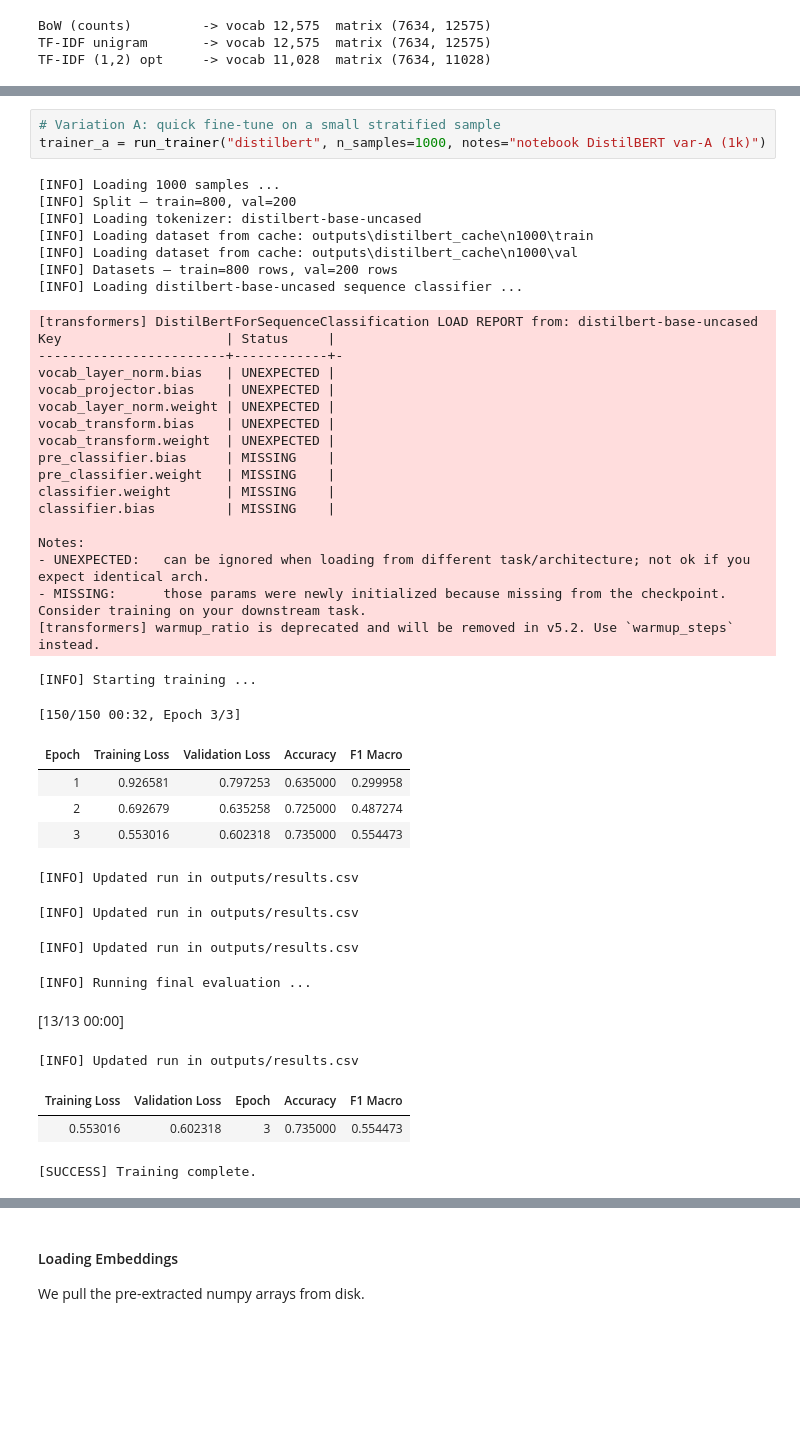
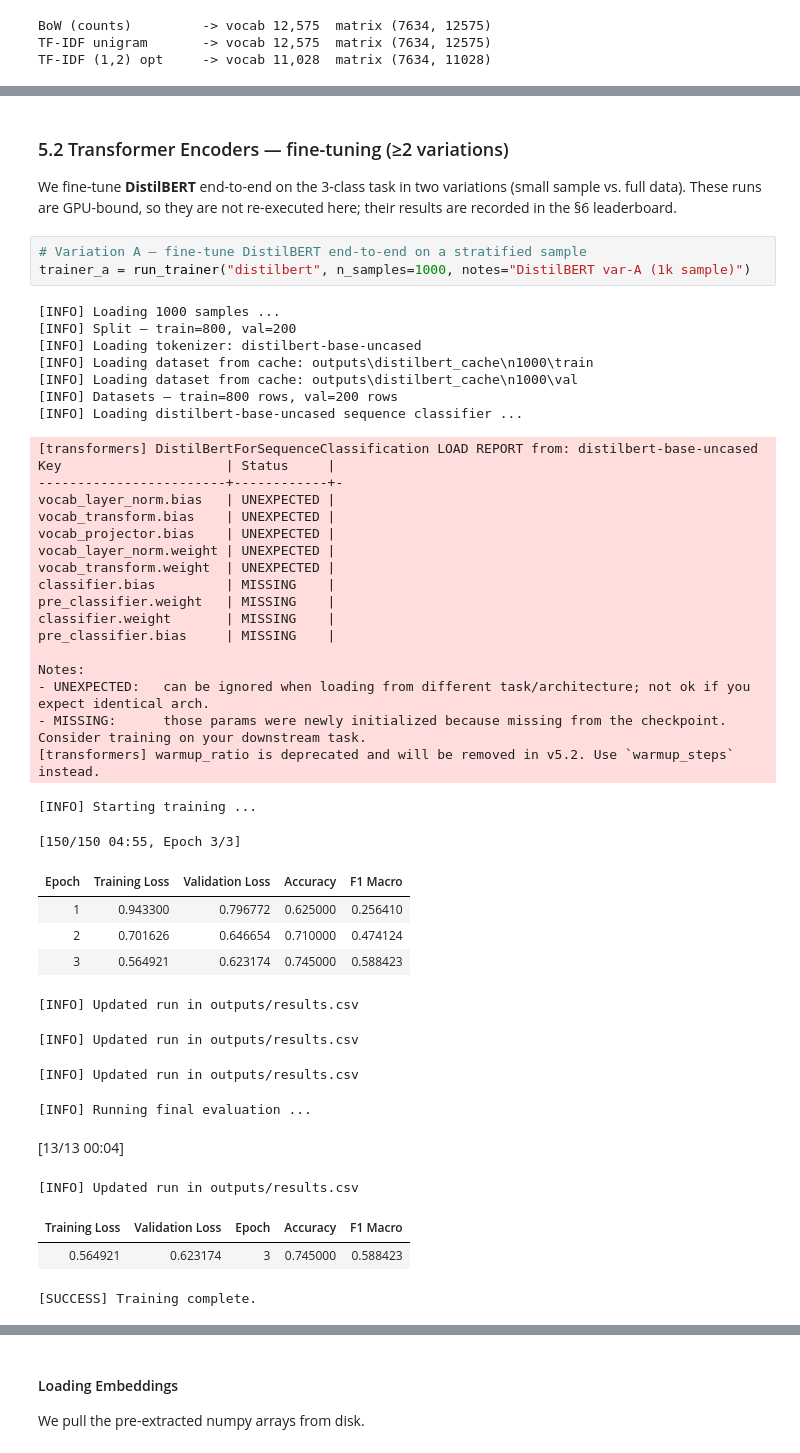
Before and after one commit to GoncaloBento/text-mining-tweet-classification, a Jupyter notebook: notebooks/tm_tests_31.ipynb, the cells around one changed output, grey strips where cells are left out. Drawn from its saved outputs; the diff is of its cells as text; blank space fills up the shorter version.

```diff
--- a/notebooks/tm_tests_31.ipynb
+++ b/notebooks/tm_tests_31.ipynb
@@ -2527,43 +1866,47 @@ Now we move to Deep Learning. We use our `run_trainer` to fine-tune DistilBERT e
+# %% [markdown]
+### 5.2 Transformer Encoders — fine-tuning (≥2 variations)
+
+We fine-tune **DistilBERT** end-to-end on the 3-class task in two variations (small sample vs. full data). These runs are GPU-bound, so they are not re-executed here; their results are recorded in the §6 leaderboard.
 # %%
-# Variation A: quick fine-tune on a small stratified sample
-trainer_a = run_trainer("distilbert", n_samples=1000, notes="notebook DistilBERT var-A (1k)")
+# Variation A — fine-tune DistilBERT end-to-end on a stratified sample
+trainer_a = run_trainer("distilbert", n_samples=1000, notes="DistilBERT var-A (1k sample)")
 # %% [output]
 [INFO] Loading 1000 samples ...
 [INFO] Split — train=800, val=200
 [INFO] Loading tokenizer: distilbert-base-uncased
 [INFO] Loading dataset from cache: outputs\distilbert_cache\n1000\train
 [INFO] Loading dataset from cache: outputs\distilbert_cache\n1000\val
 [INFO] Datasets — train=800 rows, val=200 rows
 [INFO] Loading distilbert-base-uncased sequence classifier ...
 [transformers] DistilBertForSequenceClassification LOAD REPORT from: distilbert-base-uncased
 Key                     | Status     |
 ------------------------+------------+-
 vocab_layer_norm.bias   | UNEXPECTED |
+vocab_transform.bias    | UNEXPECTED |
 vocab_projector.bias    | UNEXPECTED |
 vocab_layer_norm.weight | UNEXPECTED |
-vocab_transform.bias    | UNEXPECTED |
 vocab_transform.weight  | UNEXPECTED |
-pre_classifier.bias     | MISSING    |
+classifier.bias         | MISSING    |
 pre_classifier.weight   | MISSING    |
 classifier.weight       | MISSING    |
-classifier.bias         | MISSING    |
+pre_classifier.bias     | MISSING    |
 
 Notes:
 - UNEXPECTED:   can be ignored when loading from different task/architecture; not ok if you expect identical arch.
 - MISSING:      those params were newly initialized because missing from the checkpoint. Consider training on your downstream task.
 [transformers] warmup_ratio is deprecated and will be removed in v5.2. Use `warmup_steps` instead.
 [INFO] Starting training ...
-[150/150 00:32, Epoch 3/3]
+[150/150 04:55, Epoch 3/3]
 | Epoch | Training Loss | Validation Loss | Accuracy | F1 Macro |
-| 1 | 0.926581 | 0.797253 | 0.635000 | 0.299958 |
-| 2 | 0.692679 | 0.635258 | 0.725000 | 0.487274 |
-| 3 | 0.553016 | 0.602318 | 0.735000 | 0.554473 |
+| 1 | 0.943300 | 0.796772 | 0.625000 | 0.256410 |
+| 2 | 0.701626 | 0.646654 | 0.710000 | 0.474124 |
+| 3 | 0.564921 | 0.623174 | 0.745000 | 0.588423 |
 [INFO] Updated run in outputs/results.csv
 [INFO] Updated run in outputs/results.csv
 [INFO] Updated run in outputs/results.csv
 [INFO] Running final evaluation ...
-[13/13 00:00]
+[13/13 00:04]
 [INFO] Updated run in outputs/results.csv
 | Training Loss | Validation Loss | Epoch | Accuracy | F1 Macro |
-| 0.553016 | 0.602318 | 3 | 0.735000 | 0.554473 |
+| 0.564921 | 0.623174 | 3 | 0.745000 | 0.588423 |
 [SUCCESS] Training complete.
```
Also changed, not shown: parts of 135 cells of this notebook, 7 other files.
